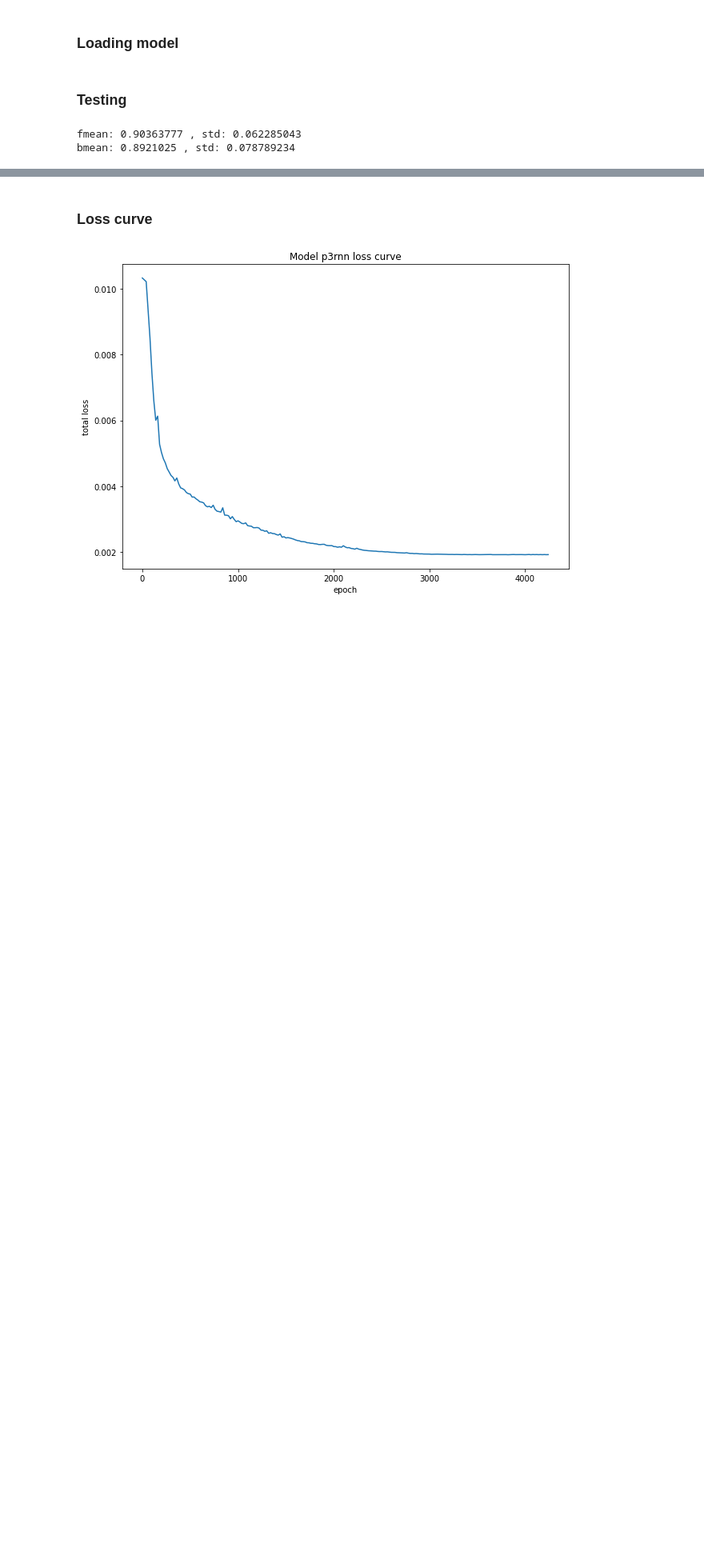
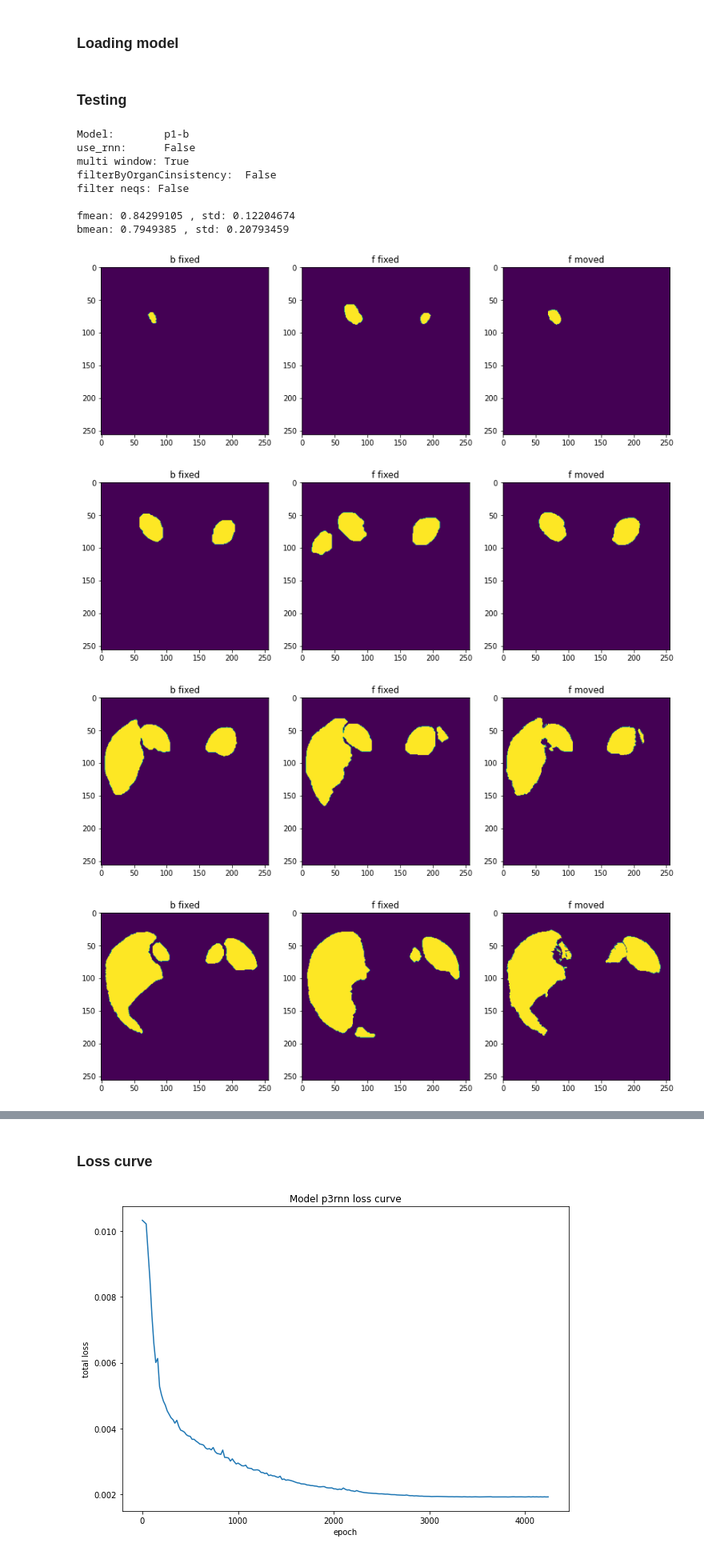
Before and after one commit to Armin-Saadat/rnn-registration-old, a Jupyter notebook: test.ipynb, the cells around one changed output, grey strips where cells are left out. Shown at 80% size. Drawn from its saved outputs; the diff is of its cells as text; code cells hidden in the pictures; blank space fills up the shorter version.

Commit message:
testing by organconsistency added

```diff
--- a/test.ipynb
+++ b/test.ipynb
@@ -235,10 +244,18 @@ def dice(y_true, y_pred):
         bottom = a.sum() + b.sum()
         dices.append(top / bottom)
     return dices
+
+def check_eq(a, b):
+    if len(a) != len(b):
+        return False
+    for i, el in enumerate(a):
+        if b[i] != el:
+            return False
+    return True
 # %% [markdown]
 ### Testing
 # %%
-window, step = args.window, args.step
+window, step, visualization = args.window, args.step, True
 
 fdice_score, bdice_score = [], []
 for d_idx, data in enumerate(dataloader):
@@ -255,32 +272,63 @@ for d_idx, data in enumerate(dataloader):
 
     if args.multi_windows:
         if step == 0:
             data_ft = zip(np.arange(0, num_layers - window), np.arange(window, num_layers))
         else:
             data_ft = zip(np.arange(0, num_layers - window, step), np.arange(window, num_layers, step))
     else:
         data_ft = zip([0], [num_layers])
 
     with torch.no_grad():
         for f, t in data_ft:
+
             fmoved, fmoved_labels, bmoved, bmoved_labels = model(imgs[f:t], lbs[f:t], use_rnn=args.use_rnn)
             f_trgs, b_trgs = imgs[f:t][1:], imgs[f:t][:-1]
             f_lbs_trgs, b_lbs_trgs = lbs[f:t][1:], lbs[f:t][:-1]
+
+            if args.filter_by_organ_consistency:
+                if args.filter_neqs:
+                    if not check_eq(torch.unique(f_lbs_trgs), torch.unique(b_lbs_trgs)):
+                        continue
+                else:
+                    if check_eq(torch.unique(f_lbs_trgs), torch.unique(b_lbs_trgs)):
+                        continue
+
 
             zero = torch.zeros_like(fmoved_labels).to('cuda')
             one = torch.ones_like(fmoved_labels).to('cuda')
 
             f_fixed_lbs = torch.where(f_lbs_trgs > 0, one, zero)
             f_moved_lbs = torch.where(fmoved_labels > 0, one, zero)
             fdice_score += dice(f_fixed_lbs.cpu(), f_moved_lbs.cpu())
 
             b_fixed_lbs = torch.where(b_lbs_trgs > 0, one, zero)
             b_moved_lbs = torch.where(bmoved_labels > 0, one, zero)
             bdice_score += dice(b_fixed_lbs.cpu(), b_moved_lbs.cpu())
 
+            if visualization:
+                fig, (ax1, ax2, ax3) = plt.subplots(1, 3, figsize=(14, 14))
+                ax1.imshow(b_fixed_lbs[0][0][0].cpu())
+                ax1.title.set_text('b fixed')
+                ax2.imshow(f_fixed_lbs[0][0][0].cpu())
+                ax2.title.set_text('f fixed')
+                ax3.imshow(f_moved_lbs[0][0][0].cpu())
+                ax3.title.set_text('f moved')
+
+print(f'Model:        {args.model}\nuse_rnn:      {args.use_rnn}\nmulti window: {args.multi_windows}\n' +
+      f'filterByOrganCinsistency:  {args.filter_neqs}\nfilter neqs: {args.filter_neqs}\n')
 
 print('fmean:', np.mean(fdice_score), ', std:', np.std(fdice_score))
 print('bmean:', np.mean(bdice_score), ', std:', np.std(bdice_score))
 # %% [output]
-fmean: 0.90363777 , std: 0.062285043
-bmean: 0.8921025 , std: 0.078789234
+Model:        p1-b
+use_rnn:      False
+multi window: True
+filterByOrganCinsistency:  False
+filter neqs: False
+
+fmean: 0.84299105 , std: 0.12204674
+bmean: 0.7949385 , std: 0.20793459
+[figure, added]
+[figure, added]
+[figure, added]
+[figure, added]
```
Also changed, not shown: parts of 12 cells of this notebook, 1 other file.
